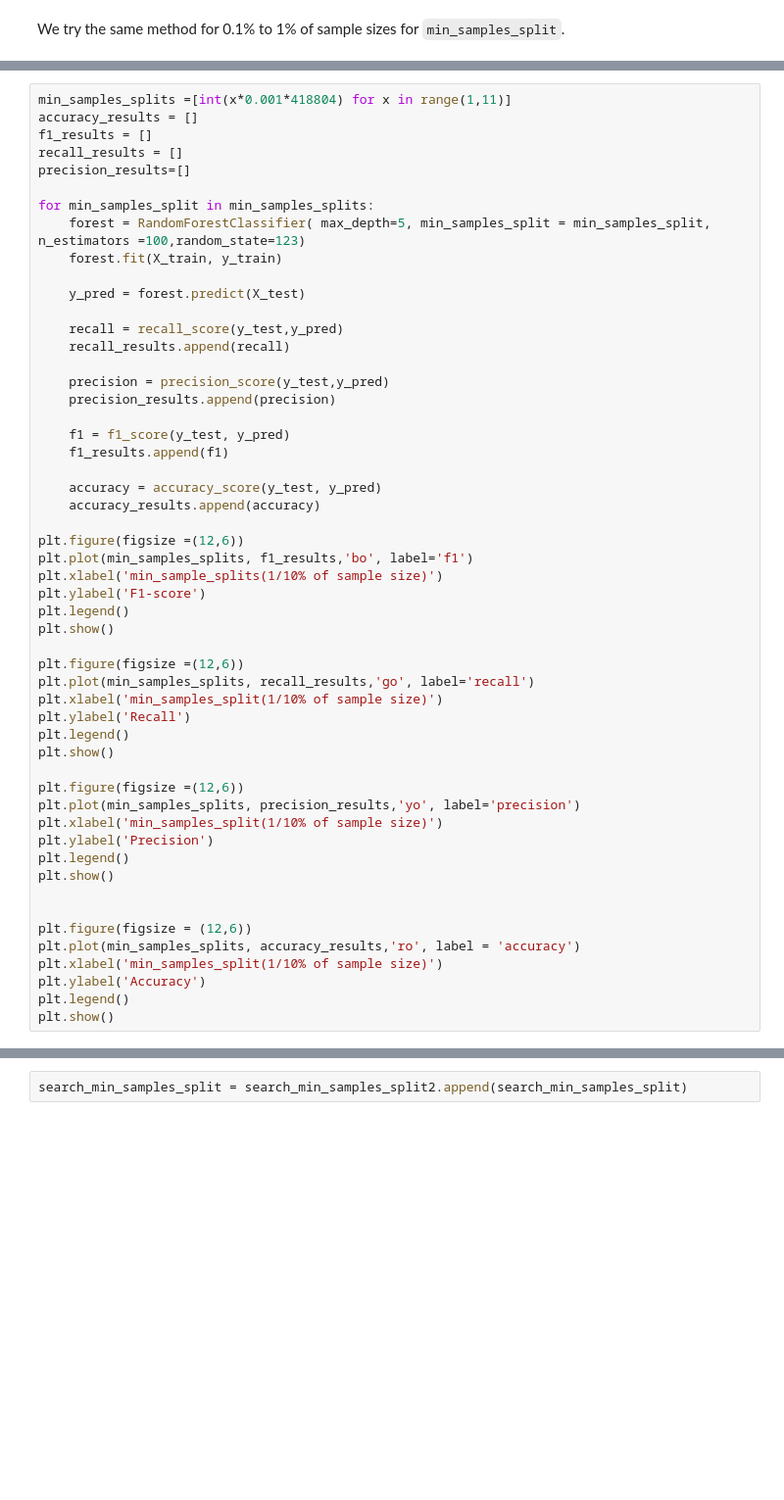
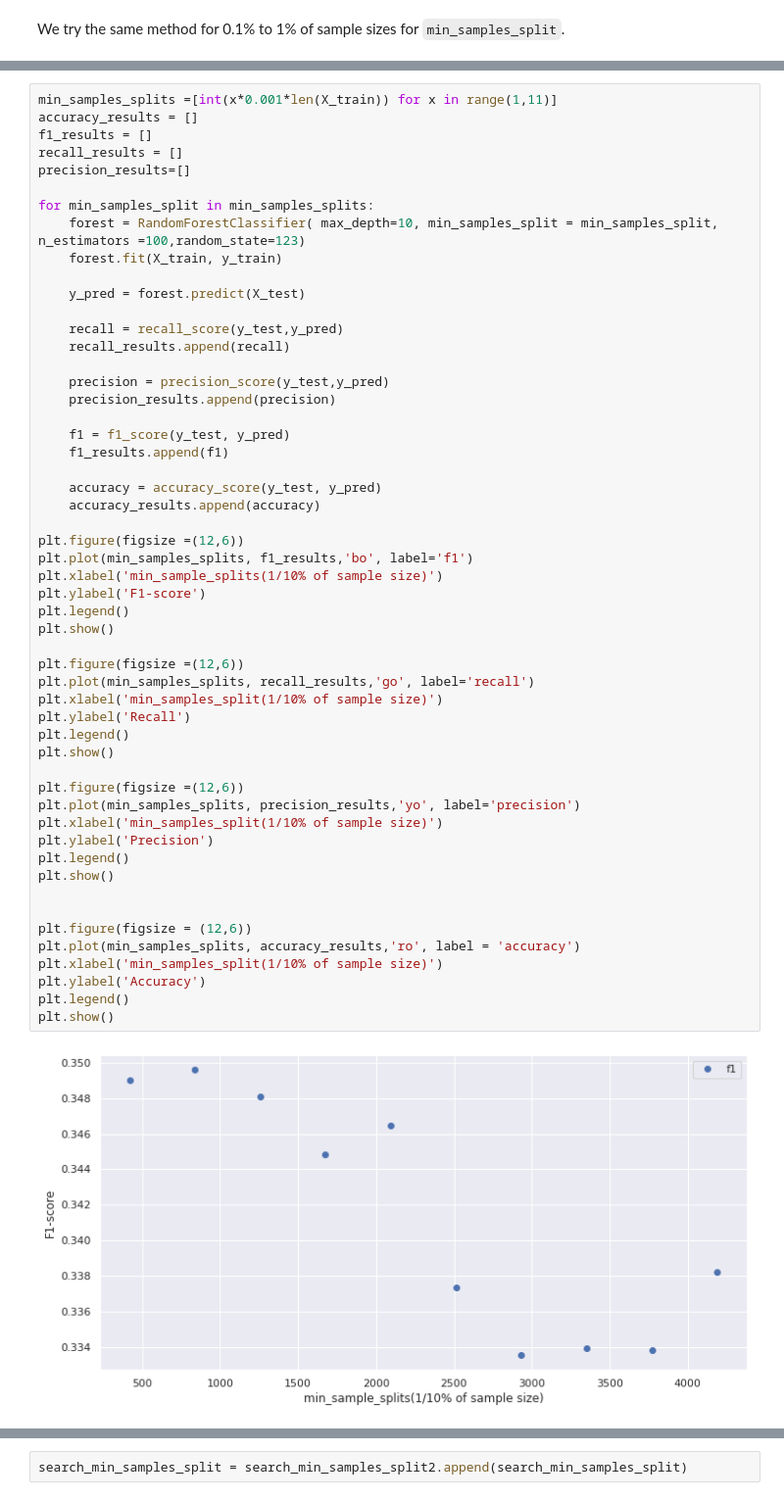
Before and after one commit to russell-ligon/DonorBooster, a Jupyter notebook: testscripts/DC_timeLogistic.ipynb, the cells around one changed output, grey strips where cells are left out. Shown at 98% size. Drawn from its saved outputs; the diff is of its cells as text; blank space fills up the shorter version.

```diff
--- a/testscripts/DC_timeLogistic.ipynb
+++ b/testscripts/DC_timeLogistic.ipynb
@@ -1127,12 +1186,12 @@ We try the same method for 0.1% to 1% of sample sizes for `min_samples_split`.
 # %%
-min_samples_splits =[int(x*0.001*418804) for x in range(1,11)]
+min_samples_splits =[int(x*0.001*len(X_train)) for x in range(1,11)]
 accuracy_results = []
 f1_results = []
 recall_results = []
 precision_results=[]
 
 for min_samples_split in min_samples_splits:
-    forest = RandomForestClassifier( max_depth=5, min_samples_split = min_samples_split, n_estimators =100,random_state=123)
+    forest = RandomForestClassifier( max_depth=10, min_samples_split = min_samples_split, n_estimators =100,random_state=123)
     forest.fit(X_train, y_train)
 
     y_pred = forest.predict(X_test)
@@ -1150,30 +1209,32 @@ for min_samples_split in min_samples_splits:
     accuracy_results.append(accuracy)
 
 plt.figure(figsize =(12,6))
 plt.plot(min_samples_splits, f1_results,'bo', label='f1')
 plt.xlabel('min_sample_splits(1/10% of sample size)')
 plt.ylabel('F1-score')
 plt.legend()
 plt.show()
 
 plt.figure(figsize =(12,6))
 plt.plot(min_samples_splits, recall_results,'go', label='recall')
 plt.xlabel('min_samples_split(1/10% of sample size)')
 plt.ylabel('Recall')
 plt.legend()
 plt.show()
 
 plt.figure(figsize =(12,6))
 plt.plot(min_samples_splits, precision_results,'yo', label='precision')
 plt.xlabel('min_samples_split(1/10% of sample size)')
 plt.ylabel('Precision')
 plt.legend()
 plt.show()
 
 
 plt.figure(figsize = (12,6))
 plt.plot(min_samples_splits, accuracy_results,'ro', label = 'accuracy')
 plt.xlabel('min_samples_split(1/10% of sample size)')
 plt.ylabel('Accuracy')
 plt.legend()
 plt.show()
+# %% [output]
+[figure, added]
```
Also changed, not shown: parts of 27 cells of this notebook, 2 other files.
